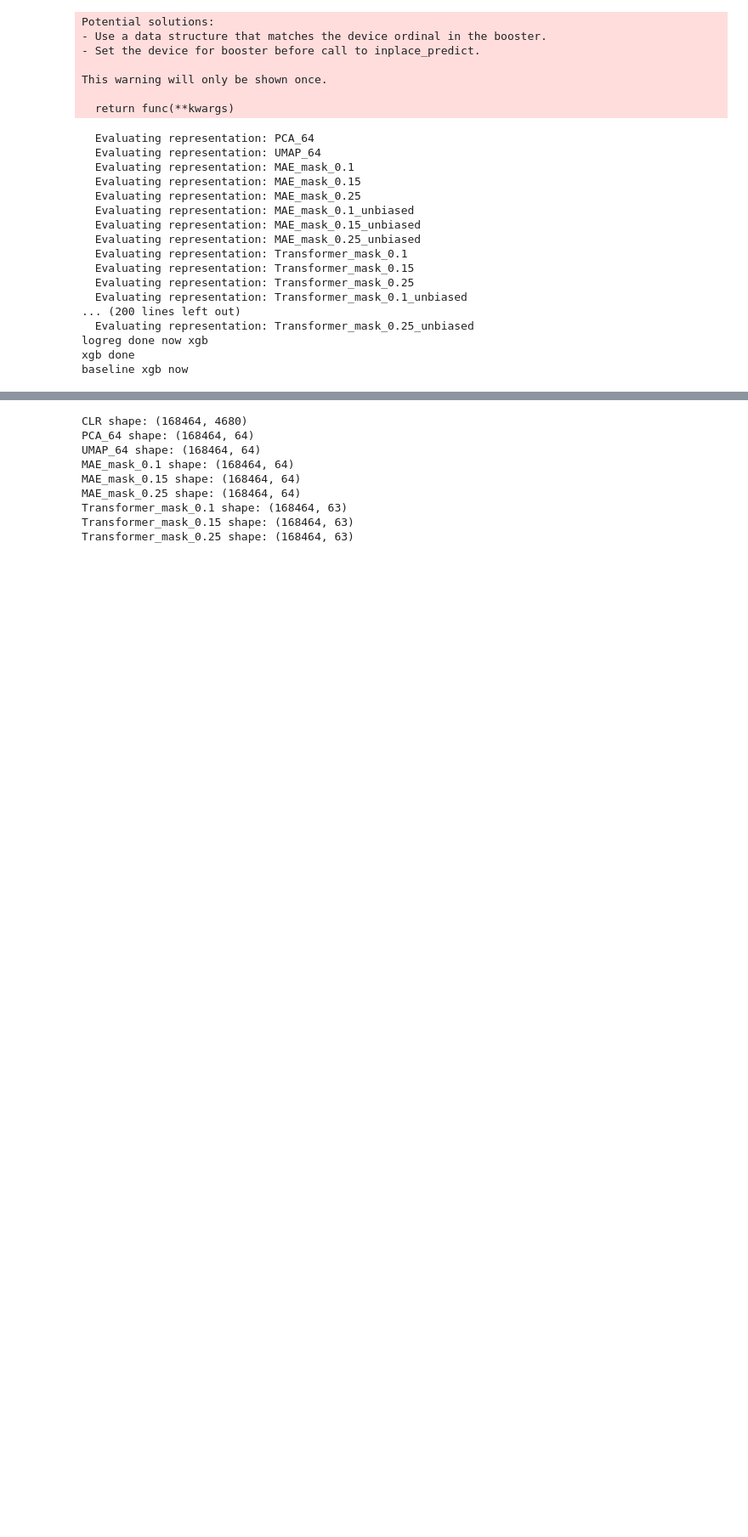
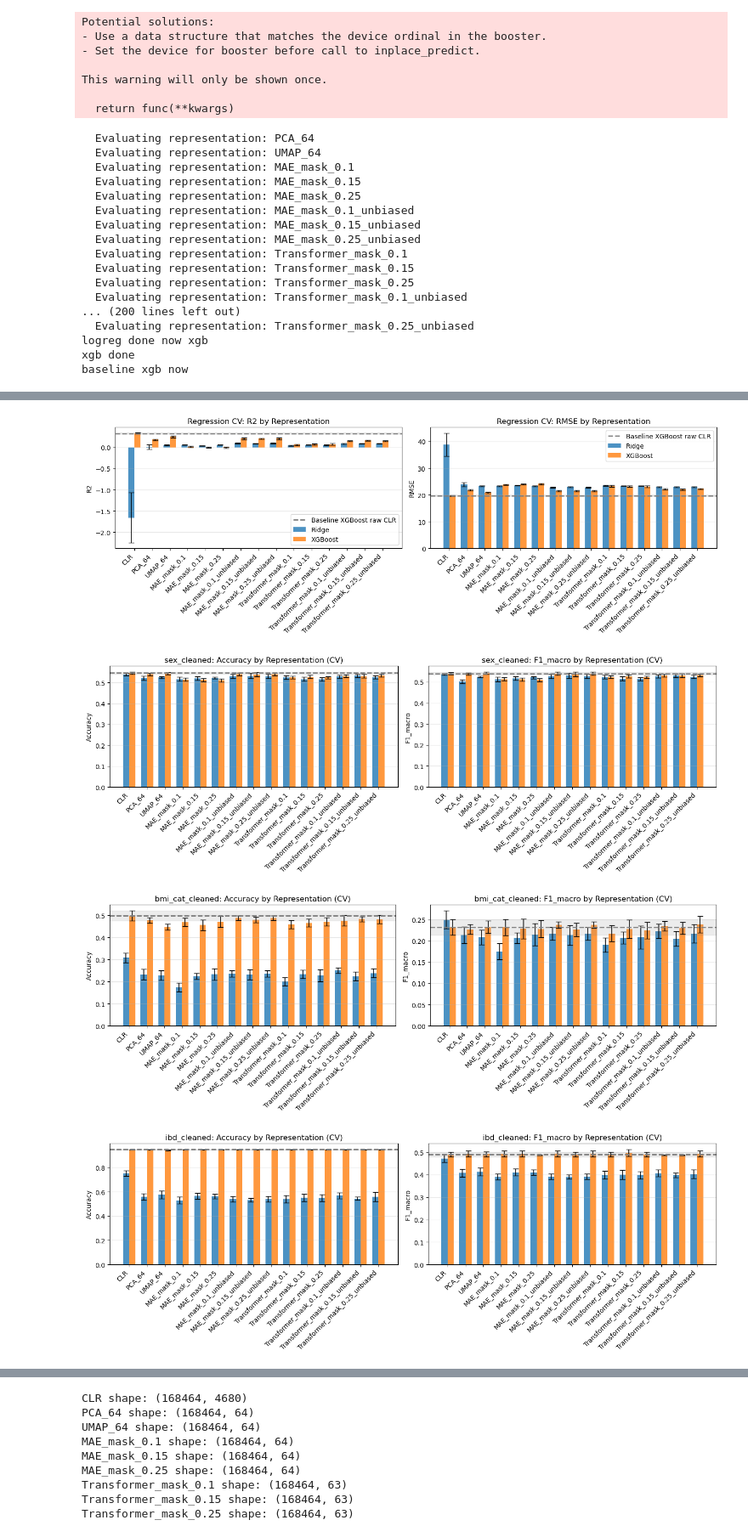
Before and after one commit to Philumination/masked-transformer-comparison, a Jupyter notebook: notebooks/initial-stuff.ipynb, the cells around one changed output, grey strips where cells are left out. Shown at 85% size. Drawn from its saved outputs; the diff is of its cells as text; code cells hidden in the pictures; blank space fills up the shorter version.

```diff
--- a/notebooks/initial-stuff.ipynb
+++ b/notebooks/initial-stuff.ipynb
@@ -504,0 +586,11 @@ baseline xgb now
+# %%
+# CROSS VALIDATION PLOTS
+from analysis_src.representations import plot_regression_results_cv, plot_classification_results_cv
+
+plot_regression_results_cv(regression_results_cv)
+plot_classification_results_cv(classification_results_cv)
+# %% [output]
+[figure, added]
+[figure, added]
+[figure, added]
+[figure, added]
```
Also changed, not shown: parts of 2 cells of this notebook, 2 other files.
